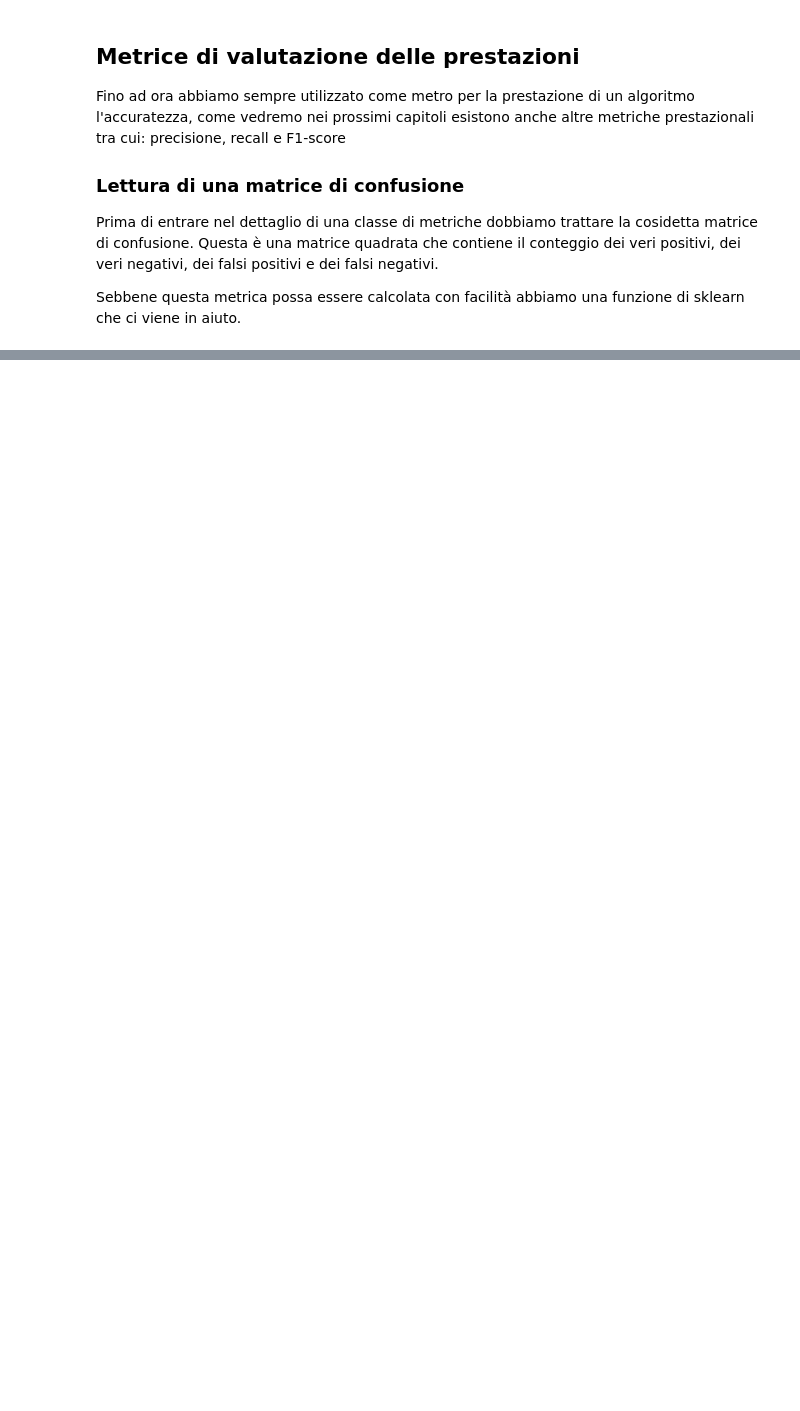
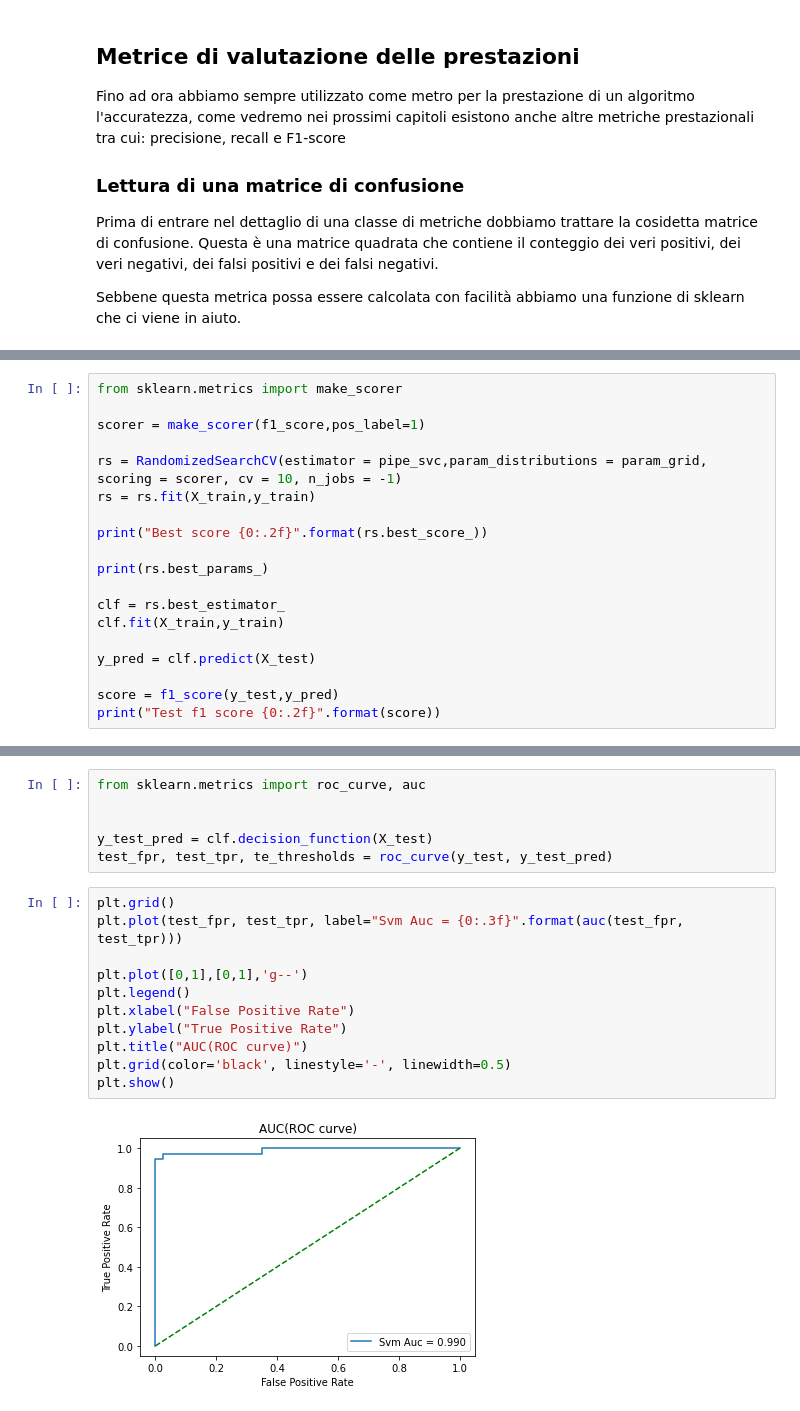
Before and after one commit to fdalforno/basic_course, a Jupyter notebook: 08 - Validazione modelli e ottimizzazione iperparametri.ipynb, the cells around one changed output, grey strips where cells are left out. Saved outputs shown, nothing was run; the diff lists cells and outputs as text; blank space fills up the shorter version.

```diff
--- a/08 - Validazione modelli e ottimizzazione iperparametri.ipynb
+++ b/08 - Validazione modelli e ottimizzazione iperparametri.ipynb
@@ -333,0 +425,19 @@ Text(0.5, 15.0, 'Predicted label')
+# %%
+from sklearn.metrics import make_scorer
+
+scorer = make_scorer(f1_score,pos_label=1)
+
+rs = RandomizedSearchCV(estimator = pipe_svc,param_distributions = param_grid, scoring = scorer, cv = 10, n_jobs = -1)
+rs = rs.fit(X_train,y_train)
+
+print("Best score {0:.2f}".format(rs.best_score_))
+
+print(rs.best_params_)
+
+clf = rs.best_estimator_
+clf.fit(X_train,y_train)
+
+y_pred = clf.predict(X_test)
+
+score = f1_score(y_test,y_pred)
+print("Test f1 score {0:.2f}".format(score))
@@ -333,0 +562,19 @@ Text(0.5, 15.0, 'Predicted label')
+# %%
+from sklearn.metrics import roc_curve, auc
+
+
+y_test_pred = clf.decision_function(X_test)
+test_fpr, test_tpr, te_thresholds = roc_curve(y_test, y_test_pred)
+# %%
+plt.grid()
+plt.plot(test_fpr, test_tpr, label="Svm Auc = {0:.3f}".format(auc(test_fpr, test_tpr)))
+
+plt.plot([0,1],[0,1],'g--')
+plt.legend()
+plt.xlabel("False Positive Rate")
+plt.ylabel("True Positive Rate")
+plt.title("AUC(ROC curve)")
+plt.grid(color='black', linestyle='-', linewidth=0.5)
+plt.show()
+# %% [output]
+[figure, added]
```
Also changed, not shown: parts of 31 cells of this notebook, 12 other files.
